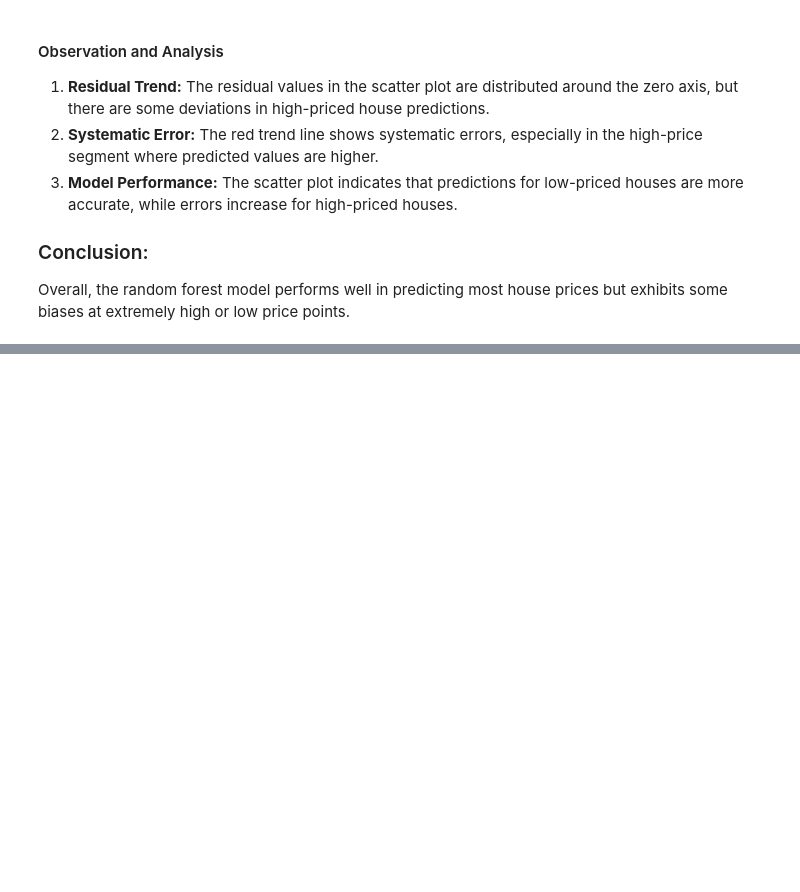
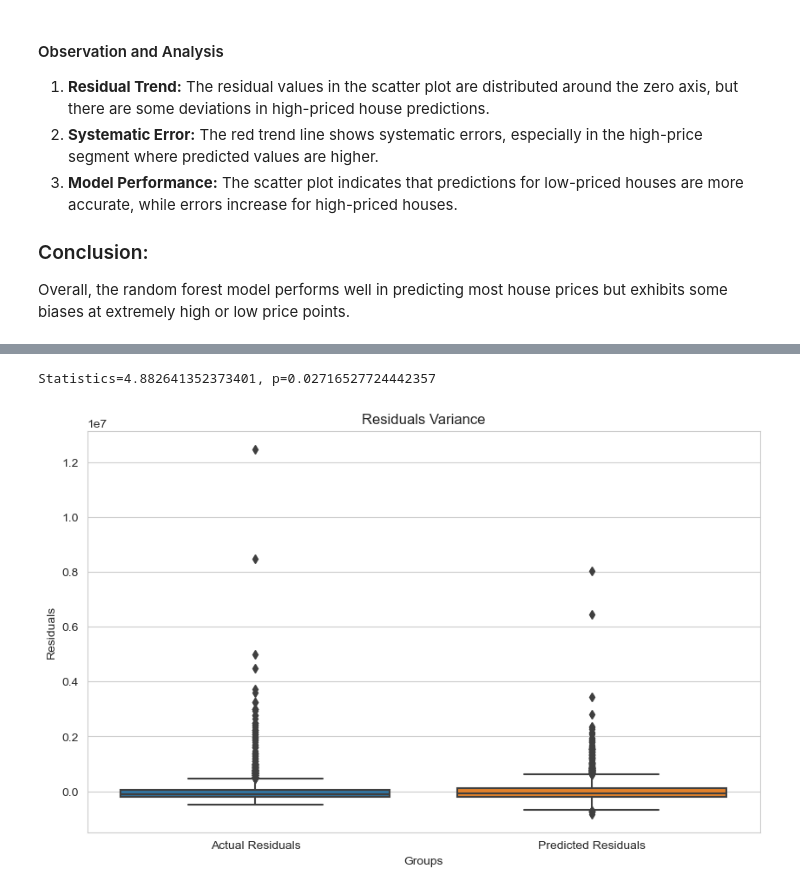
Before and after one commit to steve-yuan-8276/machine_learning, a Jupyter notebook: Austin _housing_Price/feather_engineering_prediction.ipynb, the cells around one changed output, grey strips where cells are left out. Saved outputs shown, nothing was run; the diff lists cells and outputs as text; code cells hidden in the pictures; blank space fills up the shorter version.

```diff
--- a/Austin _housing_Price/feather_engineering_prediction.ipynb
+++ b/Austin _housing_Price/feather_engineering_prediction.ipynb
@@ -432,0 +478,22 @@ Overall, the random forest model performs well in predicting most house prices b
+# %%
+from scipy.stats import levene
+
+# Calculate the residuals of actual values and predicted values separately.
+residuals_actual = y_test - y_test.mean()
+residuals_pred = y_pred - y_pred.mean()
+
+# Levene Test
+stat, p_value = levene(residuals_actual, residuals_pred)
+print(f'Statistics={stat}, p={p_value}')
+
+# Visualization
+plt.figure(figsize=(10, 6))
+sns.boxplot(data=[residuals_actual, residuals_pred])
+plt.title('Residuals Variance')
+plt.xlabel('Groups')
+plt.ylabel('Residuals')
+plt.xticks([0, 1], ['Actual Residuals', 'Predicted Residuals'])
+plt.show()
+# %% [output]
+Statistics=4.882641352373401, p=0.02716527724442357
+[figure, added]
```
Also changed, not shown: parts of 14 cells of this notebook.
